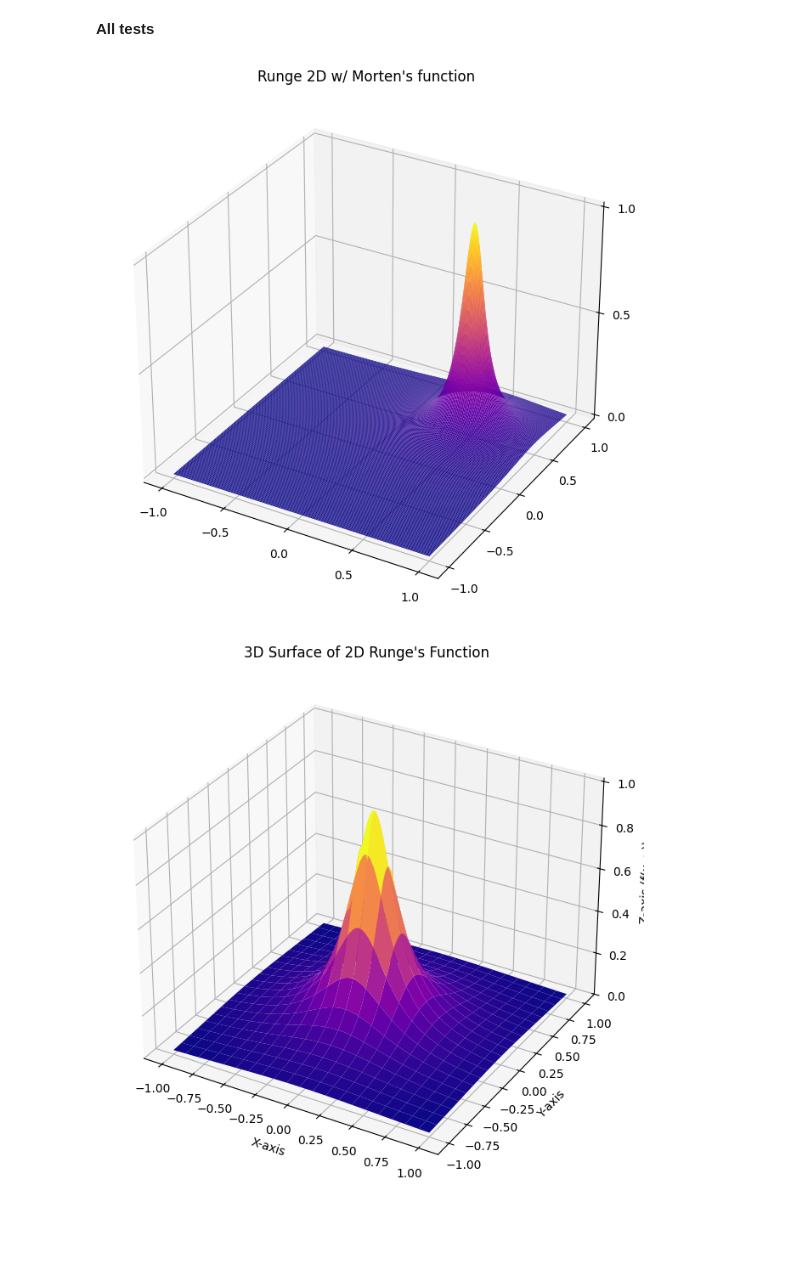
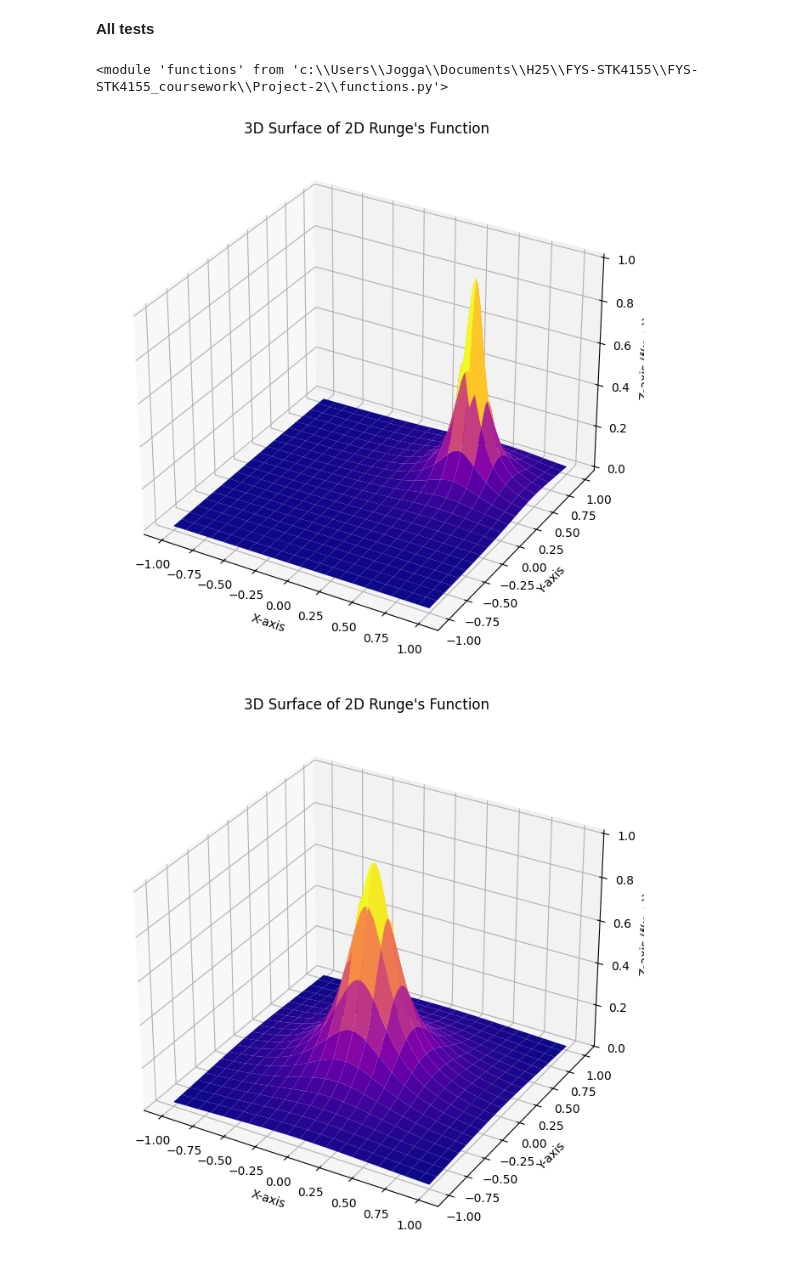
Before and after one commit to JVestly/Project-2, a Jupyter notebook: tests.ipynb, the cells around one changed output. Saved outputs shown, nothing was run; the diff lists cells and outputs as text; code cells hidden in the pictures; blank space fills up the shorter version.

```diff
--- a/tests.ipynb
+++ b/tests.ipynb
@@ -1,34 +1,45 @@
 # %% [markdown]
 **All tests**
+# %%
+from imports import *
+from sklearn import datasets
+from classes import NeuralNetwork
+#from functions import mse, cross_entropy, mse_der, sigmoid, sigmoid_der, reLU, ReLU_der, identity, identity_der, accuracy, cross_entropy, polynomial_features
+from functions import *
+from autograd import grad
+import classes
+import functions
+import importlib
+from sklearn.model_selection import train_test_split
+
+importlib.reload(classes)
+importlib.reload(functions)
+# %% [output]
+<module 'functions' from 'c:\\Users\\Jogga\\Documents\\H25\\FYS-STK4155\\FYS-STK4155_coursework\\Project-2\\functions.py'>
 # %%
-import numpy as np
-import matplotlib.pyplot as plt
-from matplotlib.ticker import MultipleLocator
-from matplotlib import cm
-
 def runge2d(x,y):
     return 1 / ((10*x-5)**2 + (10*y-5)**2 + 1)
 
 
 def plot_runge2d():
     n=100
     x = np.linspace(-1, 1, n)
     y = np.linspace(-1, 1, n)
     X, Y = np.meshgrid(x, y)
     Z = runge2d(X, Y)
 
 
     fig = plt.figure(figsize=(10, 8))
     ax = fig.add_subplot(111, projection='3d')
 
     ax.plot_surface(X, Y, Z, cmap='plasma', rstride=5, cstride=5)
-    ax.set_title("Runge 2D w/ Morten's function")
-    ax.xaxis.set_major_locator(MultipleLocator(0.5))
-    ax.yaxis.set_major_locator(MultipleLocator(0.5))
-    ax.zaxis.set_major_locator(MultipleLocator(0.5))
+    ax.set_title("3D Surface of 2D Runge's Function")
+    ax.set_xlabel('X-axis')
+    ax.set_ylabel('Y-axis')
+    ax.set_zlabel('Z-axis (f(x, y))')
 
 plot_runge2d()
 # %% [output]
-[figure, old version]
+[figure, new version]
 # %%
 # 2nd plotting attempt, trying to center at (0,0)
```
Also changed, not shown: parts of 12 cells of this notebook.
